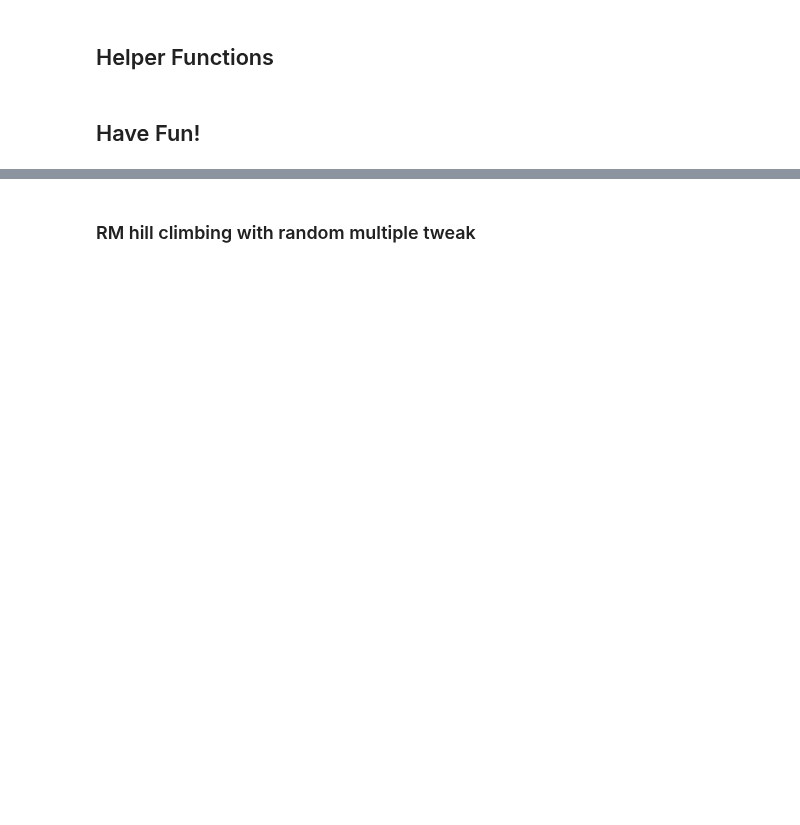
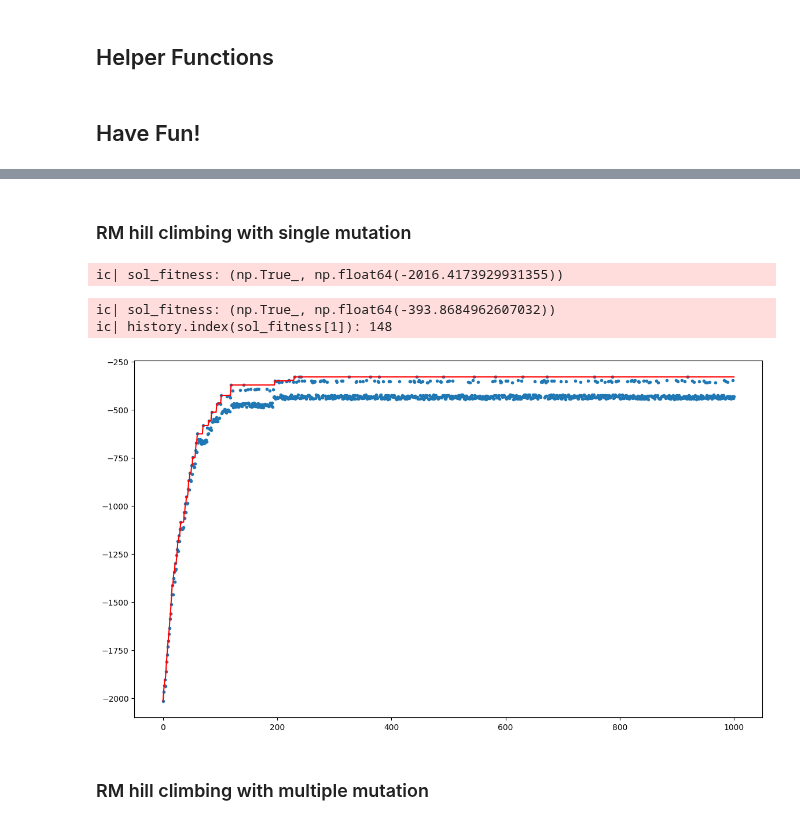
Before and after one commit to MicheleCazzola/CI2024_lab1, a Jupyter notebook: set-cover.ipynb, the cells around one changed output, grey strips where cells are left out. Saved outputs shown, nothing was run; the diff lists cells and outputs as text; code cells hidden in the pictures; blank space fills up the shorter version.

```diff
--- a/set-cover.ipynb
+++ b/set-cover.ipynb
@@ -83,0 +73,2 @@ def evaluate(solution):
+# %% [markdown]
+### RM hill climbing with single mutation
@@ -84,2 +80,35 @@ def evaluate(solution):
+# %%
+NUM_STEPS = 1000
+history = []
+solution = np.full(NUM_SETS, True)
+sol_fitness = fitness(solution)
+
+ic(sol_fitness)
+
+history.append(sol_fitness[1])
+for i in tqdm(range(NUM_STEPS)):
+    current = single_mutation(solution.copy())
+    curr_fitness = fitness(current)
+
+    history.append(curr_fitness[1])
+    if curr_fitness > sol_fitness:
+        solution = current
+        sol_fitness = curr_fitness
+
+ic(sol_fitness)
+ic(history.index(sol_fitness[1]))
+
+plt.figure(figsize=(14, 8))
+plt.plot(
+    range(len(history)),
+    list(accumulate(history, max)),
+    color="red",
+)
+_ = plt.scatter(range(len(history)), history, marker=".")
+# %% [output]
+ic| sol_fitness: (np.True_, np.float64(-2016.4173929931355))
+ic| sol_fitness: (np.True_, np.float64(-393.8684962607032))
+ic| history.index(sol_fitness[1]): 148
+[figure, added]
 # %% [markdown]
-### RM hill climbing with random multiple tweak
+### RM hill climbing with multiple mutation
```
Also changed, not shown: parts of 18 cells of this notebook.
